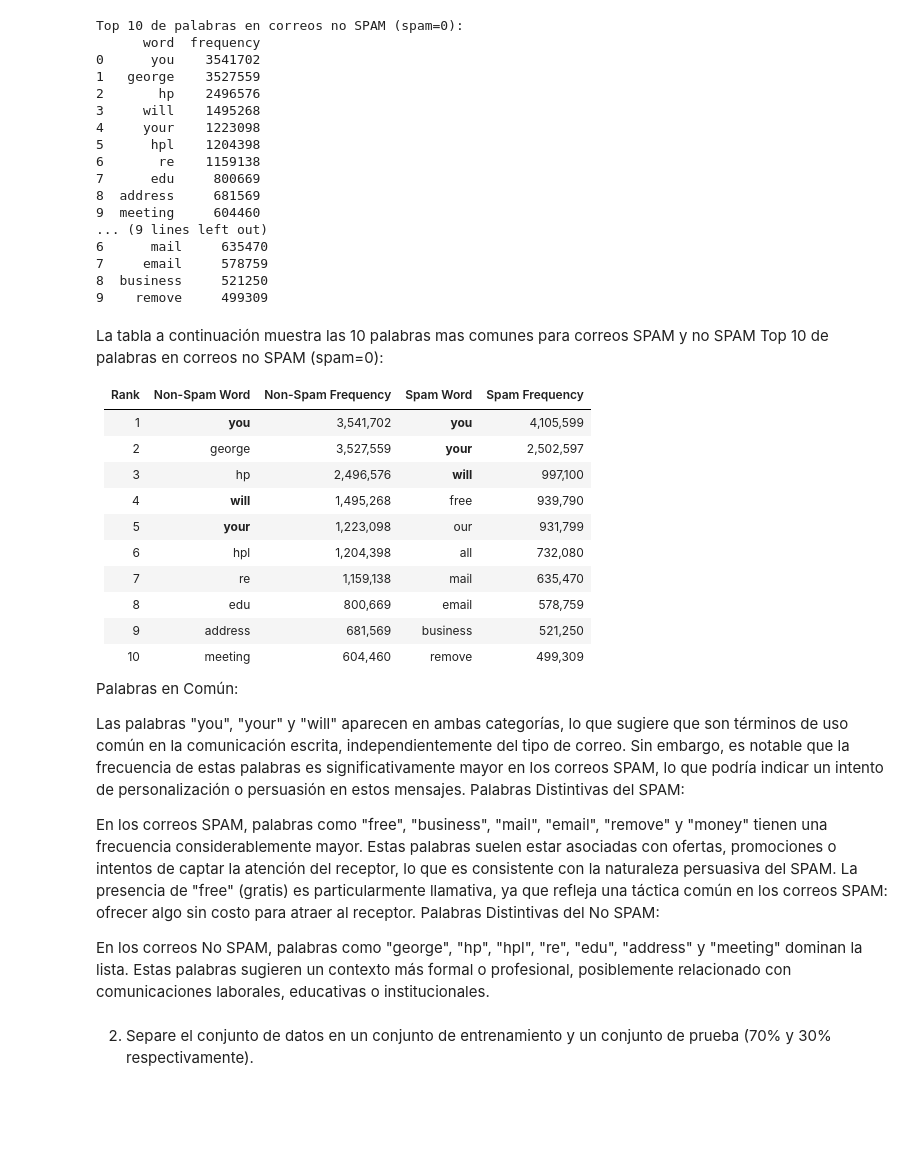
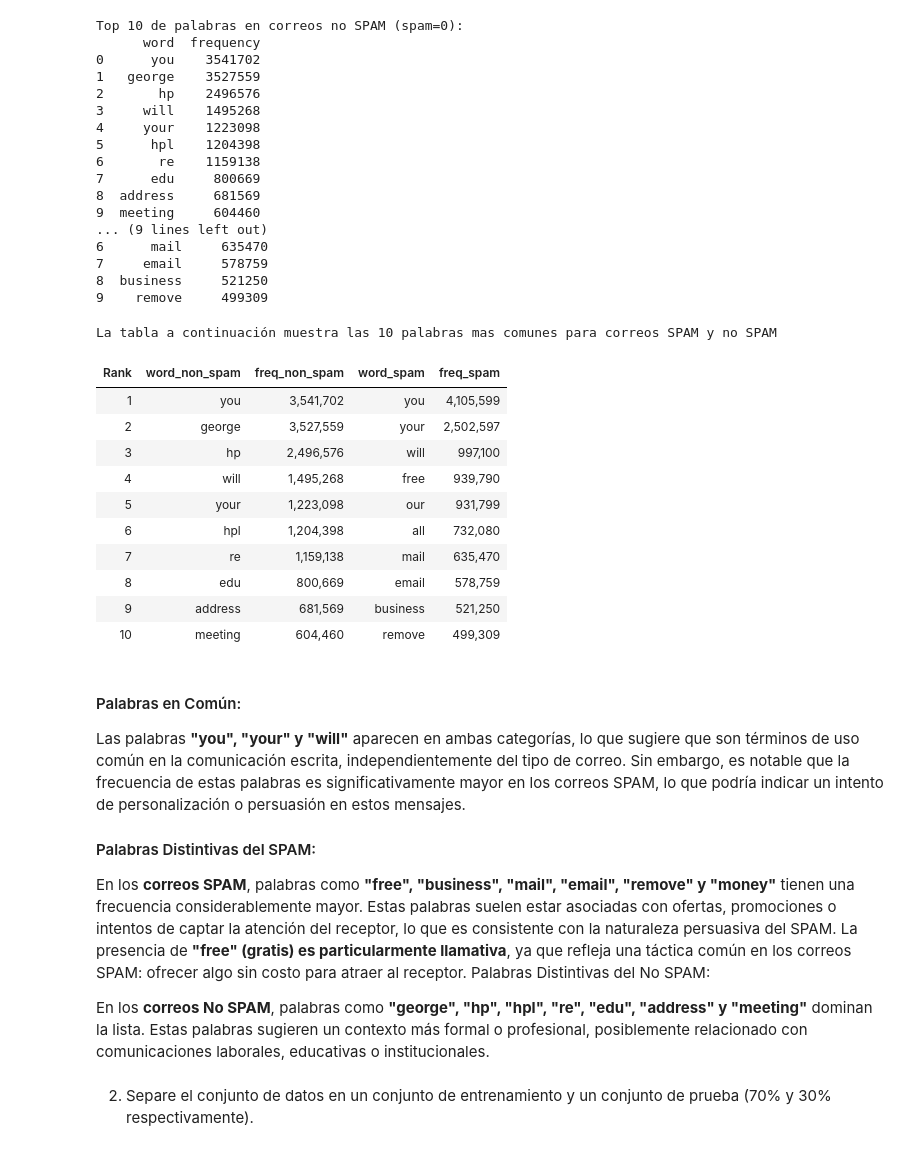
Before and after one commit to martinbrocca/CEIA-IIA, a Jupyter notebook: TP3/tp3.ipynb, the cells around one changed output. Cells and saved outputs as stored; diff of their text form; code cells hidden in the pictures; blank space fills up the shorter version.

```diff
--- a/TP3/tp3.ipynb
+++ b/TP3/tp3.ipynb
@@ -132,34 +132,56 @@ Top 10 de palabras en correos no SPAM (spam=0):
 7     email     578759
 8  business     521250
 9    remove     499309
+# %%
+print("La tabla a continuación muestra las 10 palabras mas comunes para correos SPAM y no SPAM")
+print()
+
+# Resetear índices para poder concatenar en paralelo
+non_spam_top_reset = non_spam_top.reset_index(drop=True)
+spam_top_reset = spam_top.reset_index(drop=True)
+
+# Concatenar lado a lado
+comparativa_top10 = pd.concat([
+    non_spam_top_reset.rename(columns={'word': 'word_non_spam', 'frequency': 'freq_non_spam'}),
+    spam_top_reset.rename(columns={'word': 'word_spam', 'frequency': 'freq_spam'})
+], axis=1)
+
+# Agregar Rank del 1 al 10
+comparativa_top10.insert(0, 'Rank', range(1, 11))
+
+# Formatear números con separador de miles estilo americano
+comparativa_top10['freq_spam'] = comparativa_top10['freq_spam'].apply(lambda x: f"{x:,}")
+comparativa_top10['freq_non_spam'] = comparativa_top10['freq_non_spam'].apply(lambda x: f"{x:,}")
+
+# Remover index
+from IPython.display import display
+display(comparativa_top10.style.hide(axis='index'))
+# %% [output]
+La tabla a continuación muestra las 10 palabras mas comunes para correos SPAM y no SPAM
+| Rank | word_non_spam | freq_non_spam | word_spam | freq_spam |
+| 1 | you | 3,541,702 | you | 4,105,599 |
+| 2 | george | 3,527,559 | your | 2,502,597 |
+| 3 | hp | 2,496,576 | will | 997,100 |
+| 4 | will | 1,495,268 | free | 939,790 |
+| 5 | your | 1,223,098 | our | 931,799 |
+| 6 | hpl | 1,204,398 | all | 732,080 |
+| 7 | re | 1,159,138 | mail | 635,470 |
+| 8 | edu | 800,669 | email | 578,759 |
+| 9 | address | 681,569 | business | 521,250 |
+| 10 | meeting | 604,460 | remove | 499,309 |
 # %% [markdown]
 
- La tabla a continuación muestra las 10 palabras mas comunes para correos SPAM y no SPAM
- Top 10 de palabras en correos no SPAM (spam=0):
+#### Palabras en Común:
 
-  | Rank | Non-Spam Word | Non-Spam Frequency | Spam Word | Spam Frequency |
-  |------|-----------|----------------|----------------|---------------------|
-  | 1    | **you**       | 3,541,702      | **you**            | 4,105,599           |
-  | 2    | george    | 3,527,559      | **your**           | 2,502,597           |
-  | 3    | hp        | 2,496,576      | **will**           |   997,100           |
-  | 4    | **will**      | 1,495,268      | free           |   939,790           |
-  | 5    | **your**      | 1,223,098      | our            |   931,799           |
-  | 6    | hpl       | 1,204,398      | all            |   732,080           |
-  | 7    | re        | 1,159,138      | mail           |   635,470           |
-  | 8    | edu       |   800,669      | email          |   578,759           |
-  | 9    | address   |   681,569      | business       |   521,250           |
-  | 10   | meeting   |   604,460      | remove         |   499,309           |
+Las palabras **"you", "your" y "will"** aparecen en ambas categorías, lo que sugiere que son términos de uso común en la comunicación escrita, independientemente del tipo de correo. Sin embargo, es notable que la frecuencia de estas palabras es significativamente mayor en los correos SPAM, lo que podría indicar un intento de personalización o persuasión en estos mensajes.
 
-Palabras en Común:
+#### Palabras Distintivas del SPAM:
 
-Las palabras "you", "your" y "will" aparecen en ambas categorías, lo que sugiere que son términos de uso común en la comunicación escrita, independientemente del tipo de correo. Sin embargo, es notable que la frecuencia de estas palabras es significativamente mayor en los correos SPAM, lo que podría indicar un intento de personalización o persuasión en estos mensajes.
-Palabras Distintivas del SPAM:
-
-En los correos SPAM, palabras como "free", "business", "mail", "email", "remove" y "money" tienen una frecuencia considerablemente mayor. Estas palabras suelen estar asociadas con ofertas, promociones o intentos de captar la atención del receptor, lo que es consistente con la naturaleza persuasiva del SPAM.
-La presencia de "free" (gratis) es particularmente llamativa, ya que refleja una táctica común en los correos SPAM: ofrecer algo sin costo para atraer al receptor.
+En los **correos SPAM**, palabras como **"free", "business", "mail", "email", "remove" y "money"** tienen una frecuencia considerablemente mayor. Estas palabras suelen estar asociadas con ofertas, promociones o intentos de captar la atención del receptor, lo que es consistente con la naturaleza persuasiva del SPAM.
+La presencia de **"free" (gratis) es particularmente llamativa**, ya que refleja una táctica común en los correos SPAM: ofrecer algo sin costo para atraer al receptor.
 Palabras Distintivas del No SPAM:
 
-En los correos No SPAM, palabras como "george", "hp", "hpl", "re", "edu", "address" y "meeting" dominan la lista. Estas palabras sugieren un contexto más formal o profesional, posiblemente relacionado con comunicaciones laborales, educativas o institucionales.
+En los **correos No SPAM**, palabras como **"george", "hp", "hpl", "re", "edu", "address" y "meeting"** dominan la lista. Estas palabras sugieren un contexto más formal o profesional, posiblemente relacionado con comunicaciones laborales, educativas o institucionales.
 # %% [markdown]
 2. Separe el conjunto de datos en un conjunto de entrenamiento y un conjunto de prueba (70% y 30% respectivamente).
 # %%
```
Also changed, not shown: parts of 11 cells of this notebook.
